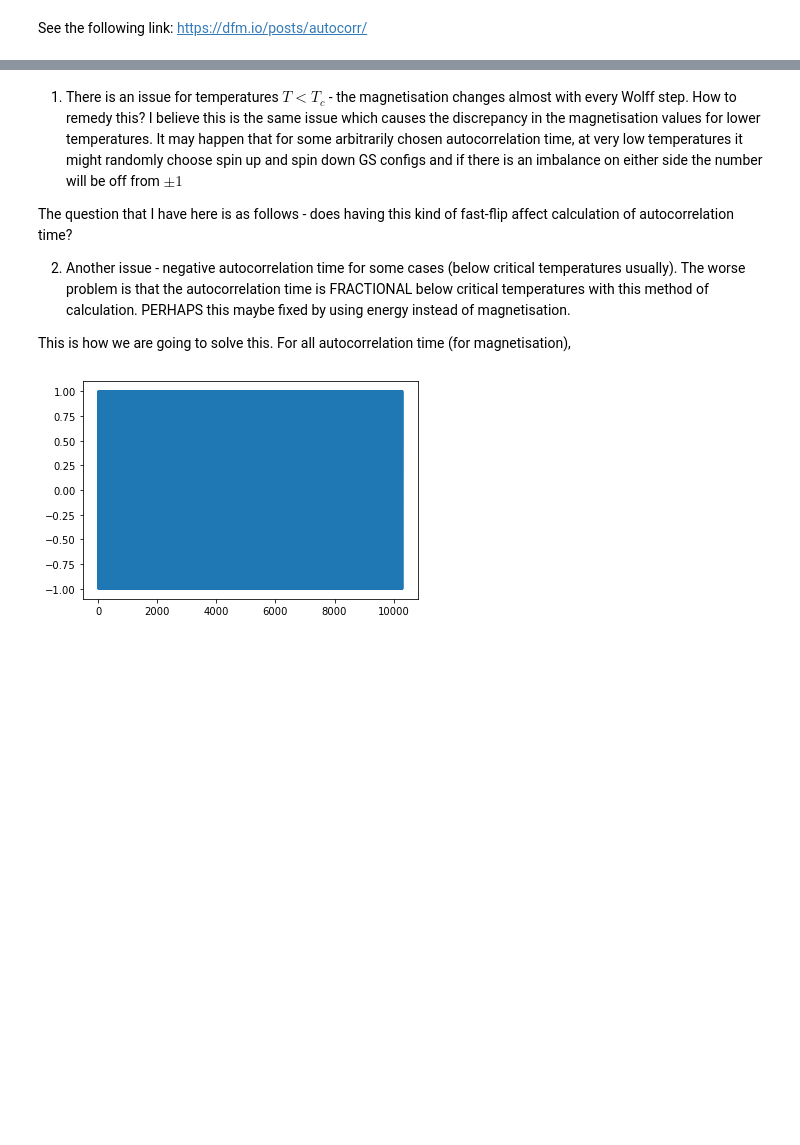
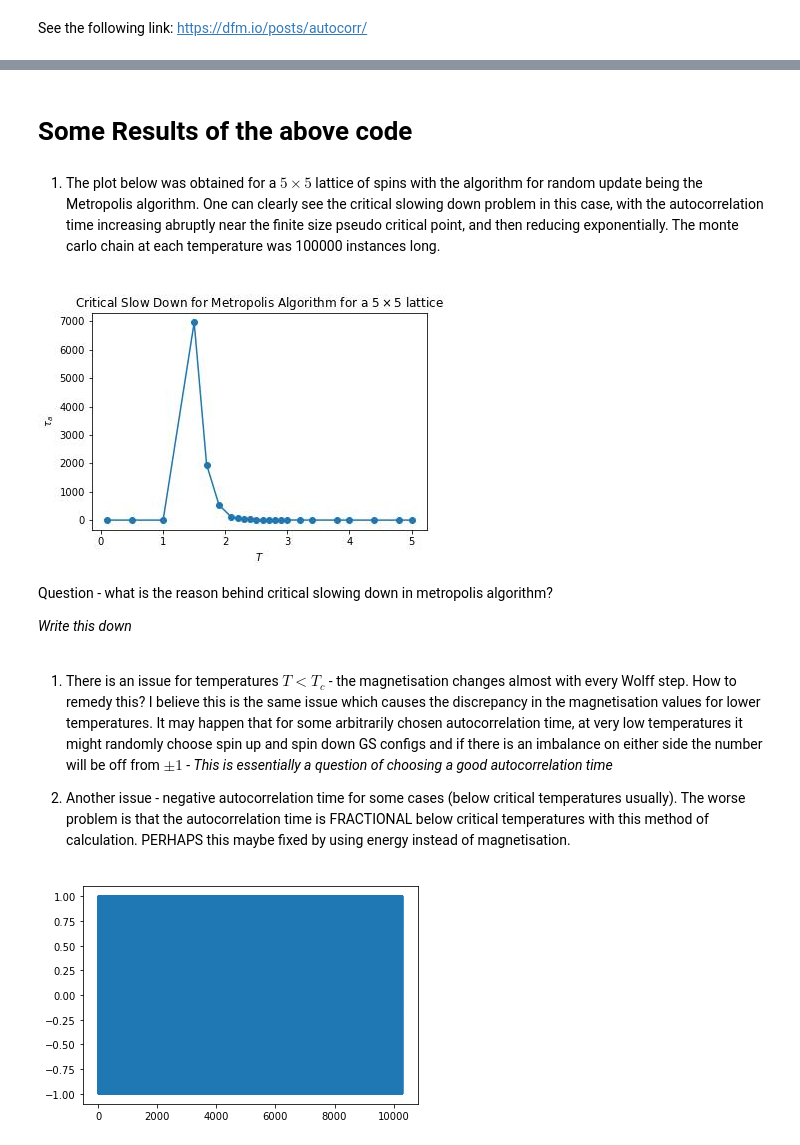
Before and after one commit to archibanerj/Monte-Carlo-Ising-Model, a Jupyter notebook: AutoCorrelation.ipynb, the cells around one changed output, grey strips where cells are left out. Drawn from its saved outputs; the diff is of its cells as text; code cells hidden in the pictures; blank space fills up the shorter version.

```diff
--- a/Wolff.ipynb
+++ b/AutoCorrelation.ipynb
@@ -143,11 +172,20 @@ Calculation of time and space complexity for this simulation? (Metropolis and Wo
+# %% [markdown]
+# Some Results of the above code
+# %% [markdown]
+1. The plot below was obtained for a $5 \times 5$ lattice of spins with the algorithm for random update being the Metropolis algorithm. One can clearly see the critical slowing down problem in this case, with the autocorrelation time increasing abruptly near the finite size pseudo critical point, and then reducing exponentially. The monte carlo chain at each temperature was 100000 instances long.
+# %%
+from IPython import display
+display.Image("Metropolis_CSD.jpg")
+# %% [output]
+[figure, added]
+# %% [markdown]
+Question - what is the reason behind critical slowing down in metropolis algorithm?
+
+*Write this down*
 # %% [markdown]
-1. There is an issue for temperatures $T<T_c$ - the magnetisation changes almost with every Wolff step. How to remedy this? I believe this is the same issue which causes the discrepancy in the magnetisation values for lower temperatures. It may happen that for some arbitrarily chosen autocorrelation time, at very low temperatures it might randomly choose spin up and spin down GS configs and if there is an imbalance on either side the number will be off from $\pm 1$
-
-The question that I have here is as follows - does having this kind of fast-flip affect calculation of autocorrelation time?
+1. There is an issue for temperatures $T<T_c$ - the magnetisation changes almost with every Wolff step. How to remedy this? I believe this is the same issue which causes the discrepancy in the magnetisation values for lower temperatures. It may happen that for some arbitrarily chosen autocorrelation time, at very low temperatures it might randomly choose spin up and spin down GS configs and if there is an imbalance on either side the number will be off from $\pm 1$ - *This is essentially a question of choosing a good autocorrelation time*
 
 2. Another issue - negative autocorrelation time for some cases (below critical temperatures usually). The worse problem is that the autocorrelation time is FRACTIONAL below critical temperatures with this method of calculation. PERHAPS this maybe fixed by using energy instead of magnetisation.
-
-This is how we are going to solve this. For all autocorrelation time (for magnetisation),
 # %%
 # Plotting monte carlo evolution of magnetisations for each temperature
 for i in temp_AC:
```
Also changed, not shown: parts of 8 cells of this notebook, 2 other files.
